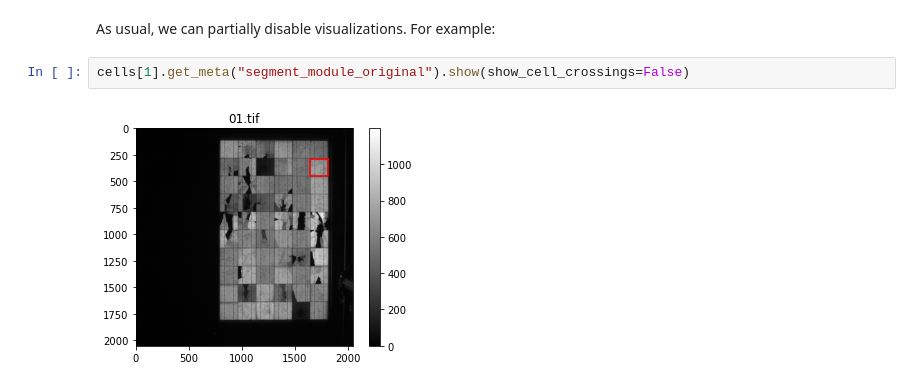
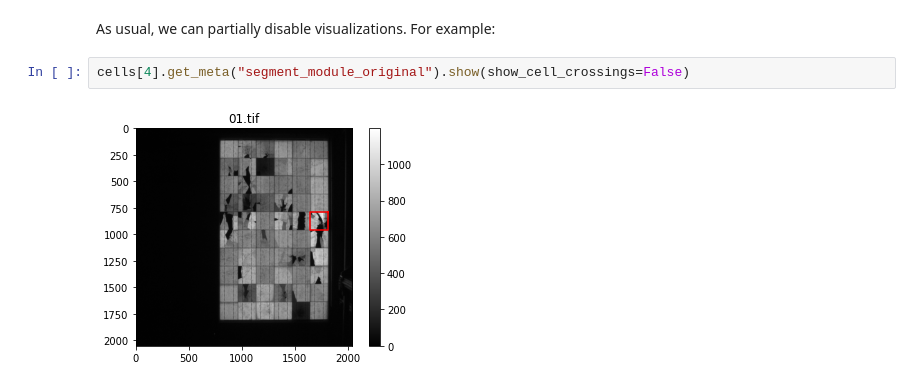
Before and after one commit to ma0ho/pvinspect, a Jupyter notebook: examples/20191015_module-detection-segmentation.ipynb, the cells around one changed output. Cells and saved outputs as stored; diff of their text form.

```diff
--- a/examples/20191015_module-detection-segmentation.ipynb
+++ b/examples/20191015_module-detection-segmentation.ipynb
@@ -55,6 +55,6 @@ cells[1].get_meta("segment_module_original").show()
 # %% [markdown]
 As usual, we can partially disable visualizations. For example:
 # %%
-cells[1].get_meta("segment_module_original").show(show_cell_crossings=False)
+cells[4].get_meta("segment_module_original").show(show_cell_crossings=False)
 # %% [output]
-[figure, old version]
+[figure, new version]
```
Also changed, not shown: parts of 5 cells of this notebook.
